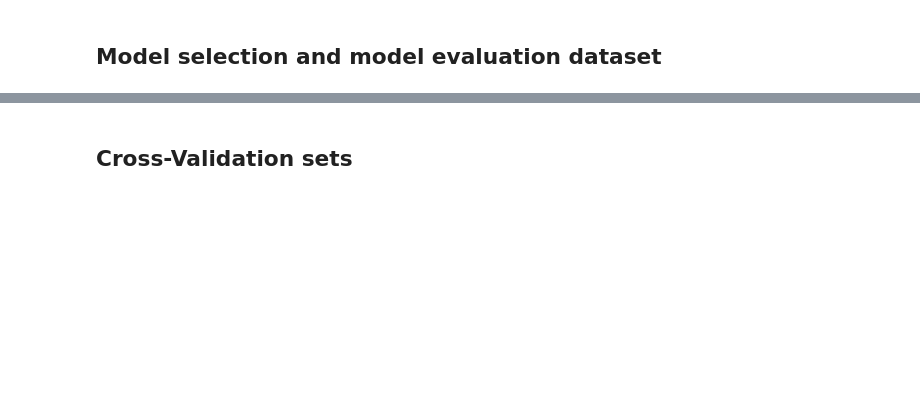
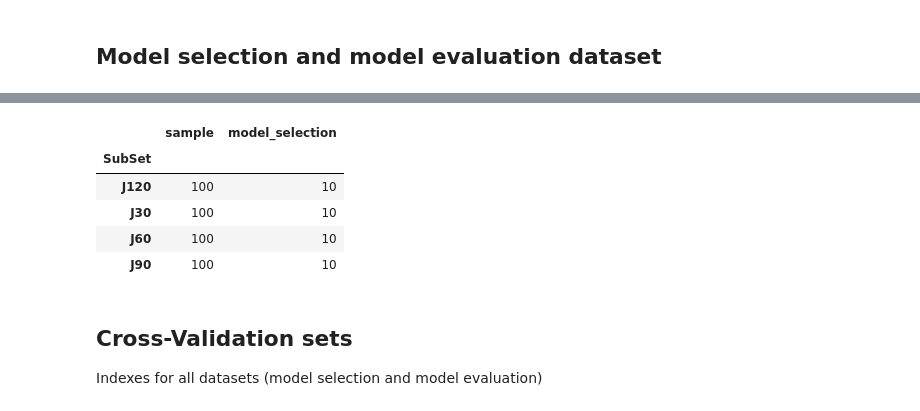
Before and after one commit to jismartin/GlassBoxEVM, a Jupyter notebook: montecarlo_simulation.ipynb, the cells around one changed output, grey strips where cells are left out. Saved outputs shown, nothing was run; the diff lists cells and outputs as text; code cells hidden in the pictures; blank space fills up the shorter version.

```diff
--- a/montecarlo_simulation.ipynb
+++ b/montecarlo_simulation.ipynb
@@ -125,0 +145,13 @@ print(sampled_elements)
+# %%
+psplib_metadata['model_selection']=False
+for subset in psplib_metadata['SubSet'].unique():
+    psplib_metadata.loc[ psplib_metadata[(psplib_metadata['sample'] == True) & (psplib_metadata['SubSet'] == subset)].sample(10, random_state=seed).index, 'model_selection'] = True
+# %%
+psplib_metadata[psplib_metadata['sample']==True].groupby(['SubSet']).agg({'sample':'sum','model_selection':'sum'})
+# %% [output]
+|  | sample | model_selection |
+| SubSet |  |  |
+| J120 | 100 | 10 |
+| J30 | 100 | 10 |
+| J60 | 100 | 10 |
+| J90 | 100 | 10 |
@@ -126,3 +164,4 @@ print(sampled_elements)
 # %% [markdown]
 ## Cross-Validation sets
+Indexes for all datasets (model selection and model evaluation)
 # %%
```
Also changed, not shown: parts of 33 cells of this notebook, 18 other files.
